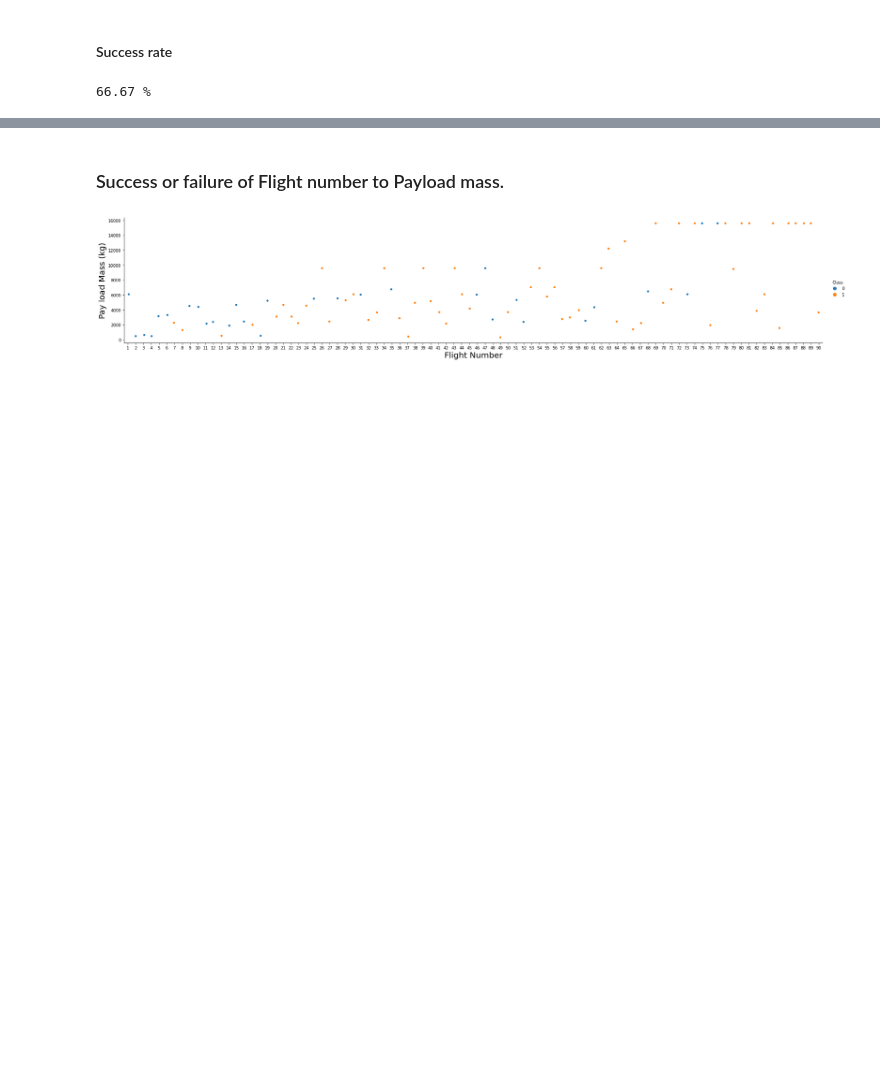
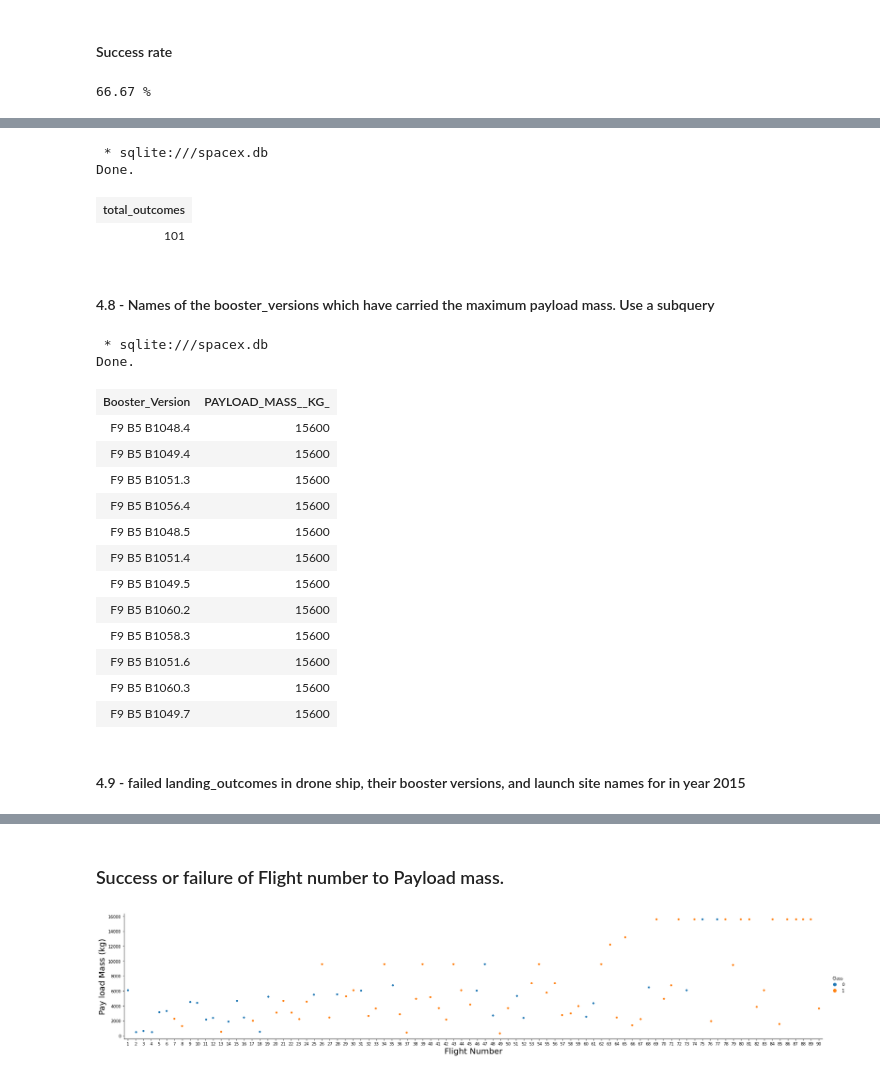
Before and after one commit to Folongton/Space-launch-analysis-geospatial, a Jupyter notebook: space_launch_prediction.ipynb, the cells around one changed output, grey strips where cells are left out. Drawn from its saved outputs; the diff is of its cells as text; code cells hidden in the pictures; blank space fills up the shorter version.

```diff
--- a/space_launch_prediction.ipynb
+++ b/space_launch_prediction.ipynb
@@ -388,0 +572,36 @@ print(round(data_falcon9["Class"].mean()*100,2), '%')
+# %%
+%%sql
+select count(*) total_outcomes
+from spacex;
+# %% [output]
+ * sqlite:///spacex.db
+Done.
+| total_outcomes |
+| 101 |
+# %% [markdown]
+#### 4.8 - Names of the booster_versions which have carried the maximum payload mass. Use a subquery
+# %%
+%%sql
+select Booster_Version, PAYLOAD_MASS__KG_
+from spacex
+where PAYLOAD_MASS__KG_ = (select max(PAYLOAD_MASS__KG_)
+                           from spacex
+                          );
+# %% [output]
+ * sqlite:///spacex.db
+Done.
+| Booster_Version | PAYLOAD_MASS__KG_ |
+| F9 B5 B1048.4 | 15600 |
+| F9 B5 B1049.4 | 15600 |
+| F9 B5 B1051.3 | 15600 |
+| F9 B5 B1056.4 | 15600 |
+| F9 B5 B1048.5 | 15600 |
+| F9 B5 B1051.4 | 15600 |
+| F9 B5 B1049.5 | 15600 |
+| F9 B5 B1060.2 | 15600 |
+| F9 B5 B1058.3 | 15600 |
+| F9 B5 B1051.6 | 15600 |
+| F9 B5 B1060.3 | 15600 |
+| F9 B5 B1049.7 | 15600 |
+# %% [markdown]
+#### 4.9 - failed landing_outcomes in drone ship, their booster versions, and launch site names for in year 2015
```
Also changed, not shown: parts of 42 cells of this notebook, 3 other files.
